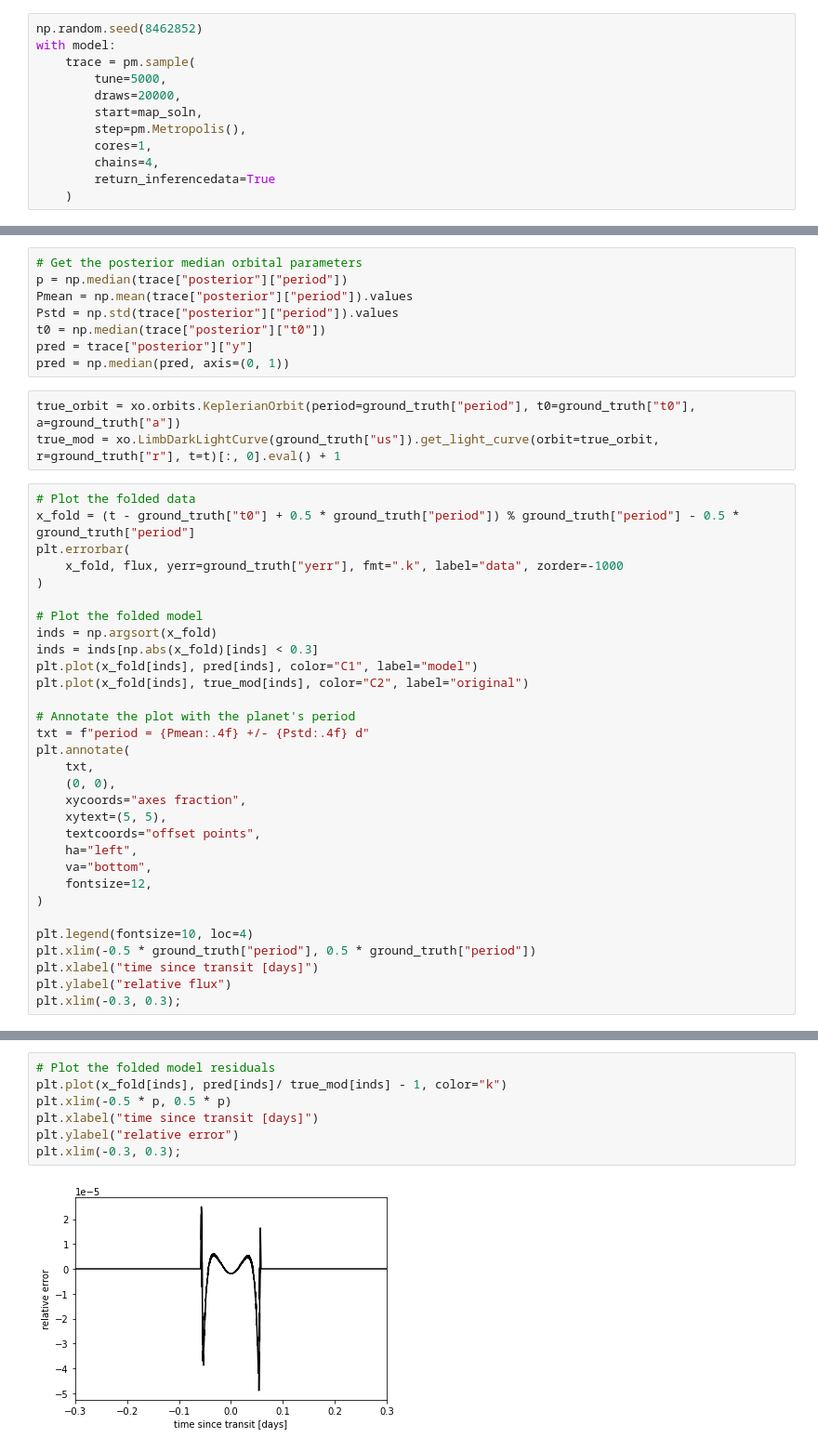
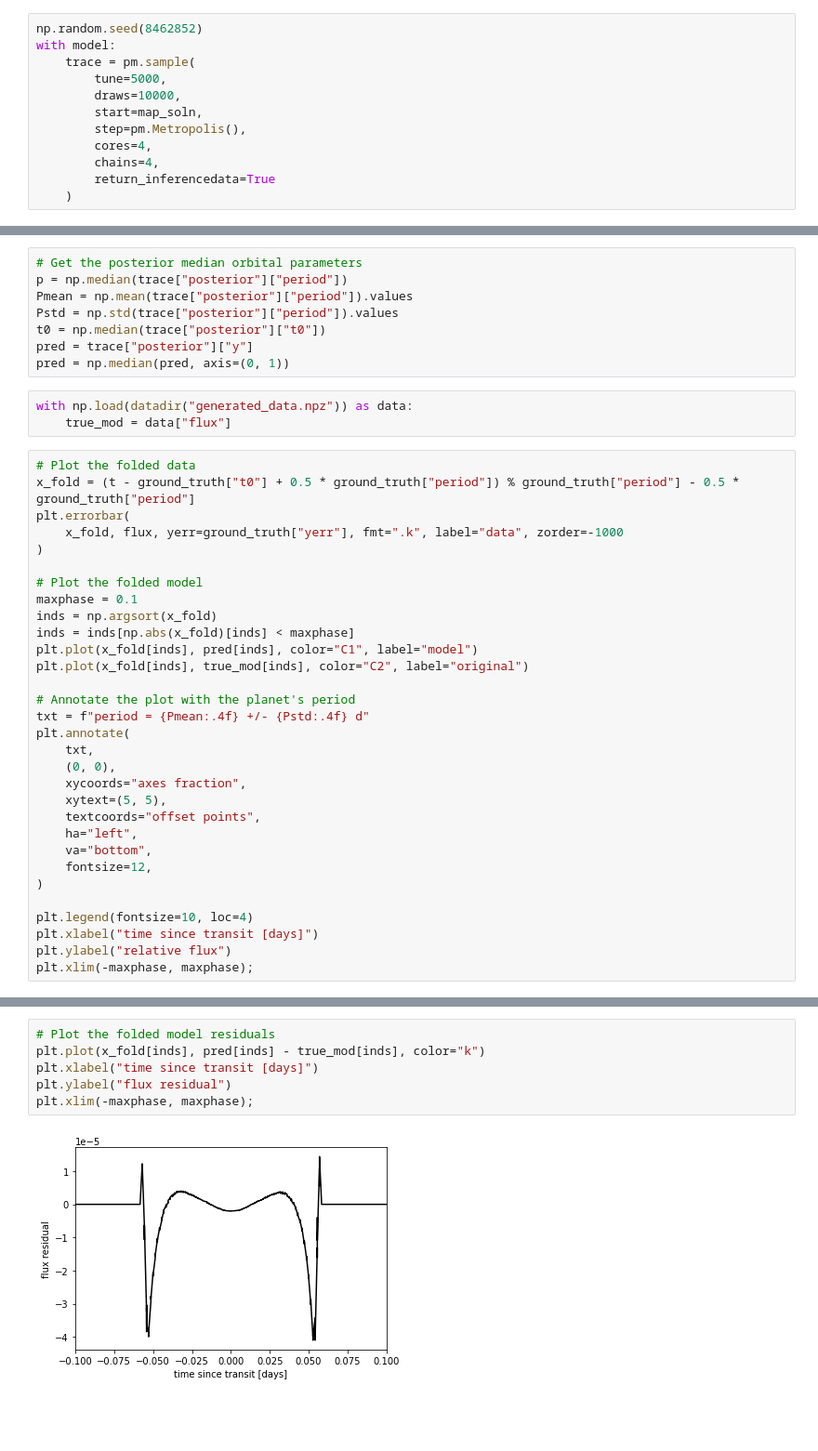
Before and after one commit to mileslucas/yeehaw, a Jupyter notebook: src/pytransit+MH.ipynb, the cells around one changed output, grey strips where cells are left out. Shown at 93% size. Drawn from its saved outputs; the diff is of its cells as text; blank space fills up the shorter version.

```diff
--- a/src/pytransit+MH.ipynb
+++ b/src/pytransit+MH.ipynb
@@ -86,10 +87,10 @@ np.random.seed(8462852)
 with model:
     trace = pm.sample(
         tune=5000,
-        draws=20000,
+        draws=10000,
         start=map_soln,
         step=pm.Metropolis(),
-        cores=1,
+        cores=4,
         chains=4,
         return_inferencedata=True
     )
@@ -151,9 +154,9 @@ Pstd = np.std(trace["posterior"]["period"]).values
 t0 = np.median(trace["posterior"]["t0"])
 pred = trace["posterior"]["y"]
 pred = np.median(pred, axis=(0, 1))
-# %%
-true_orbit = xo.orbits.KeplerianOrbit(period=ground_truth["period"], t0=ground_truth["t0"], a=ground_truth["a"])
-true_mod = xo.LimbDarkLightCurve(ground_truth["us"]).get_light_curve(orbit=true_orbit, r=ground_truth["r"], t=t)[:, 0].eval() + 1
+# %%
+with np.load(datadir("generated_data.npz")) as data:
+    true_mod = data["flux"]
 # %%
 # Plot the folded data
 x_fold = (t - ground_truth["t0"] + 0.5 * ground_truth["period"]) % ground_truth["period"] - 0.5 * ground_truth["period"]
@@ -162,8 +165,9 @@ plt.errorbar(
 )
 
 # Plot the folded model
+maxphase = 0.1
 inds = np.argsort(x_fold)
-inds = inds[np.abs(x_fold)[inds] < 0.3]
+inds = inds[np.abs(x_fold)[inds] < maxphase]
 plt.plot(x_fold[inds], pred[inds], color="C1", label="model")
 plt.plot(x_fold[inds], true_mod[inds], color="C2", label="original")
 
@@ -181,8 +185,7 @@ plt.annotate(
 )
 
 plt.legend(fontsize=10, loc=4)
-plt.xlim(-0.5 * ground_truth["period"], 0.5 * ground_truth["period"])
 plt.xlabel("time since transit [days]")
 plt.ylabel("relative flux")
-plt.xlim(-0.3, 0.3);
+plt.xlim(-maxphase, maxphase);
 # %% [output]
@@ -190,9 +193,8 @@ plt.xlim(-0.3, 0.3);
 # %%
 # Plot the folded model residuals
-plt.plot(x_fold[inds], pred[inds]/ true_mod[inds] - 1, color="k")
-plt.xlim(-0.5 * p, 0.5 * p)
+plt.plot(x_fold[inds], pred[inds] - true_mod[inds], color="k")
 plt.xlabel("time since transit [days]")
-plt.ylabel("relative error")
-plt.xlim(-0.3, 0.3);
+plt.ylabel("flux residual")
+plt.xlim(-maxphase, maxphase);
 # %% [output]
-[figure, old version]
+[figure, new version]
```
Also changed, not shown: parts of 8 cells of this notebook, 3 other files.
